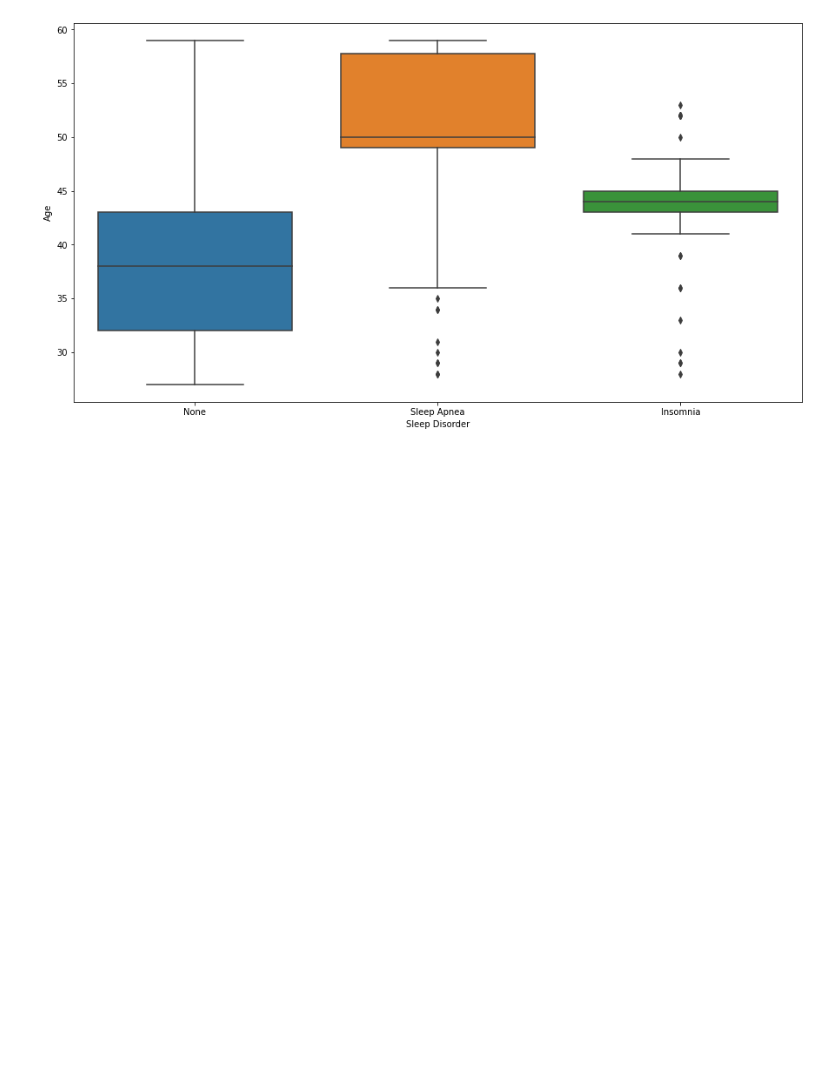
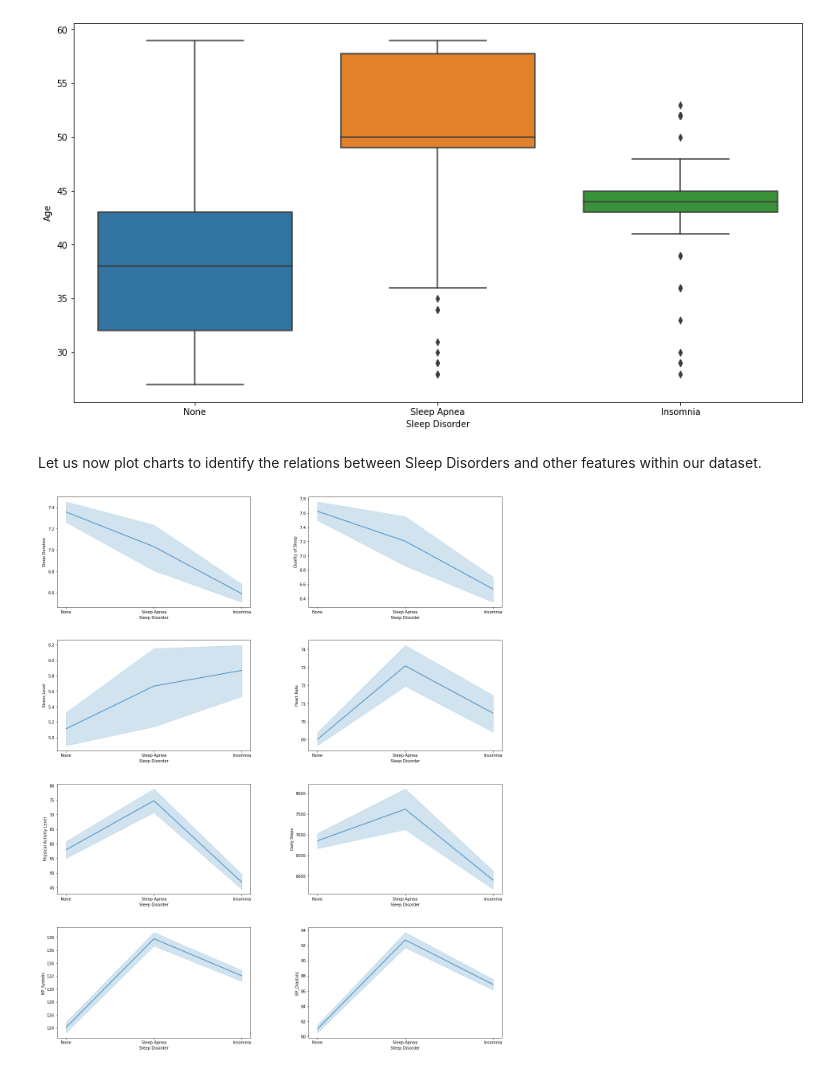
Before and after one commit to Hamza-149/sleep-health-analysis, a Jupyter notebook: sleep_health_analysis.ipynb, the cells around one changed output. Cells and saved outputs as stored; diff of their text form; code cells hidden in the pictures; blank space fills up the shorter version.

```diff
--- a/sleep_health_analysis.ipynb
+++ b/sleep_health_analysis.ipynb
@@ -272,3 +280,21 @@ sns.boxplot(data=df, x='Sleep Disorder', y='Age')
 # %% [output]
 <AxesSubplot:xlabel='Sleep Disorder', ylabel='Age'>
 [figure]
+# %% [markdown]
+Let us now plot charts to identify the relations between Sleep Disorders and other features within our dataset.
+# %%
+fig, axs = plt.subplots(4, 2, figsize=(20, 25))
+
+sns.lineplot(data=df, x='Sleep Disorder', y='Sleep Duration', ax=axs[0, 0])
+sns.lineplot(data=df, x='Sleep Disorder', y='Quality of Sleep', ax=axs[0, 1])
+sns.lineplot(data=df, x='Sleep Disorder', y='Stress Level', ax=axs[1, 0])
+sns.lineplot(data=df, x='Sleep Disorder', y='Heart Rate', ax=axs[1, 1])
+sns.lineplot(data=df, x='Sleep Disorder', y='Physical Activity Level', ax=axs[2, 0])
+sns.lineplot(data=df, x='Sleep Disorder', y='Daily Steps', ax=axs[2, 1])
+sns.lineplot(data=df, x='Sleep Disorder', y='BP_Systolic', ax=axs[3, 0])
+sns.lineplot(data=df, x='Sleep Disorder', y='BP_Diastolic', ax=axs[3, 1])
+
+plt.subplots_adjust(hspace=0.3, wspace=0.3)
+plt.show()
+# %% [output]
+[figure, added]
```
Also changed, not shown: parts of 19 cells of this notebook.
